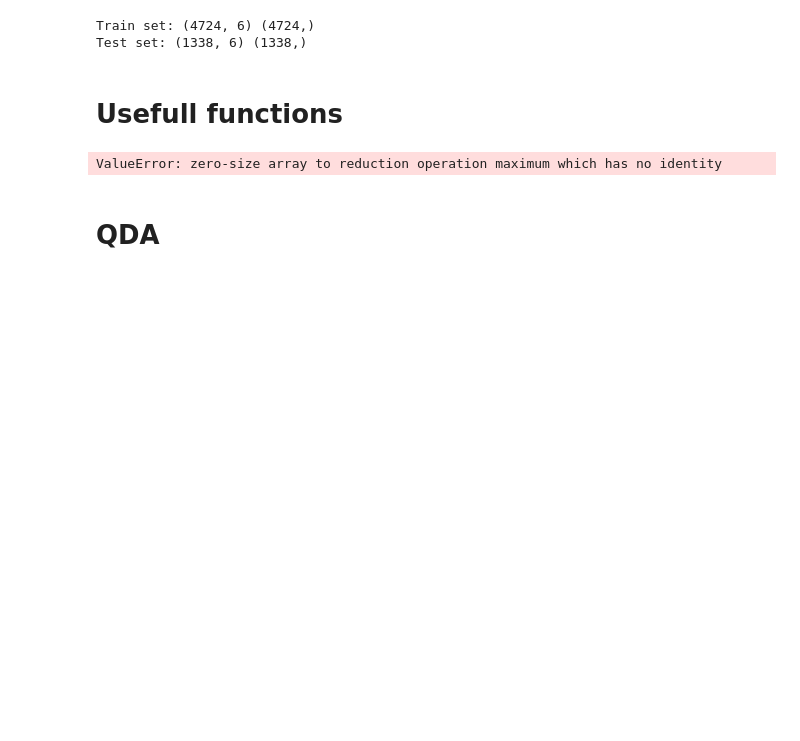
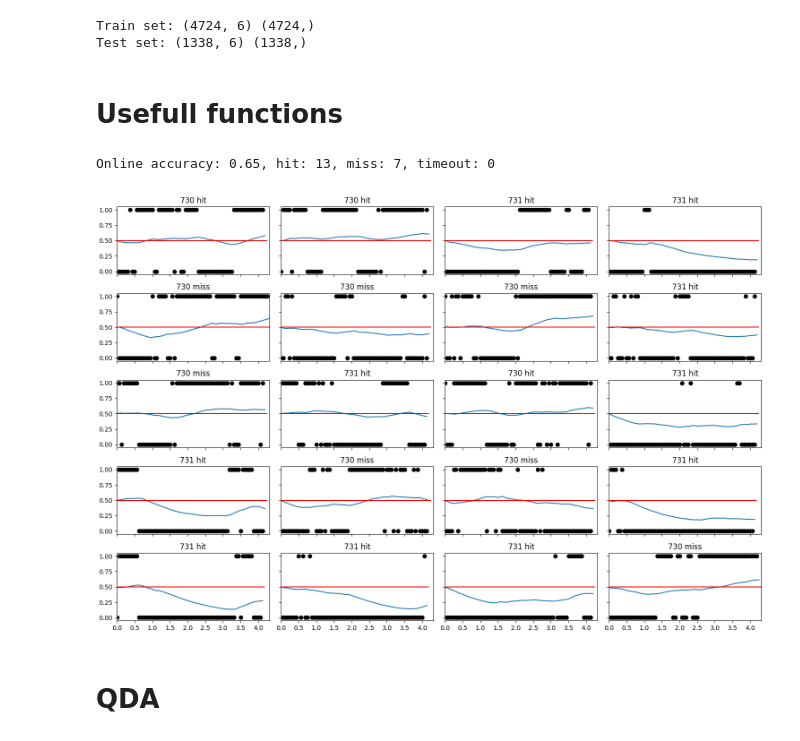
Before and after one commit to neurorobotics-iaslab/qda_cvsa, a Jupyter notebook: src/create_qda.ipynb, the cells around one changed output. Cells and saved outputs as stored; diff of their text form; code cells hidden in the pictures; blank space fills up the shorter version.

```diff
--- a/src/create_qda.ipynb
+++ b/src/create_qda.ipynb
@@ -129,9 +130,10 @@ def histo_prediction(X, model, nbins, classes):
     # Show the plot
     plt.show()
 # %%
-online_test(model_qda, X_test, y_test, 0.98, [0.45, 0.55], 0.5)
+online_test(model_qda, X_test, y_test, 0.97, [0.55, 0.45], 0.5)
 # %% [output]
-ValueError: zero-size array to reduction operation maximum which has no identity
+Online accuracy: 0.65, hit: 13, miss: 7, timeout: 0
+[figure, added]
 # %%
 def online_test(model, X, y, alpha, ths, th_rej):
     # look only test data
```
Also changed, not shown: parts of 1 cell of this notebook, 2 other files.
